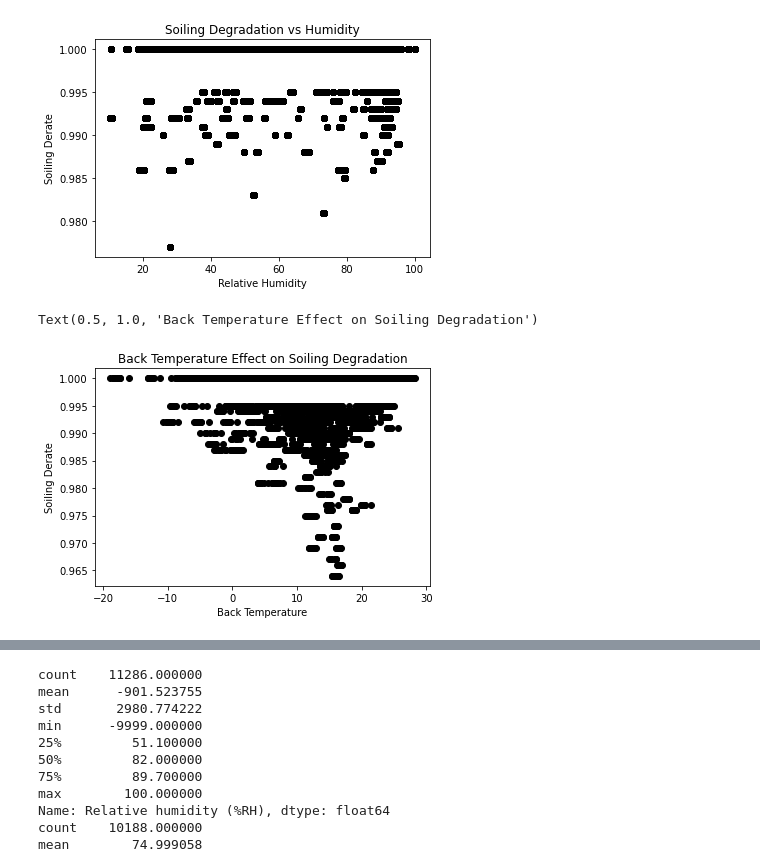
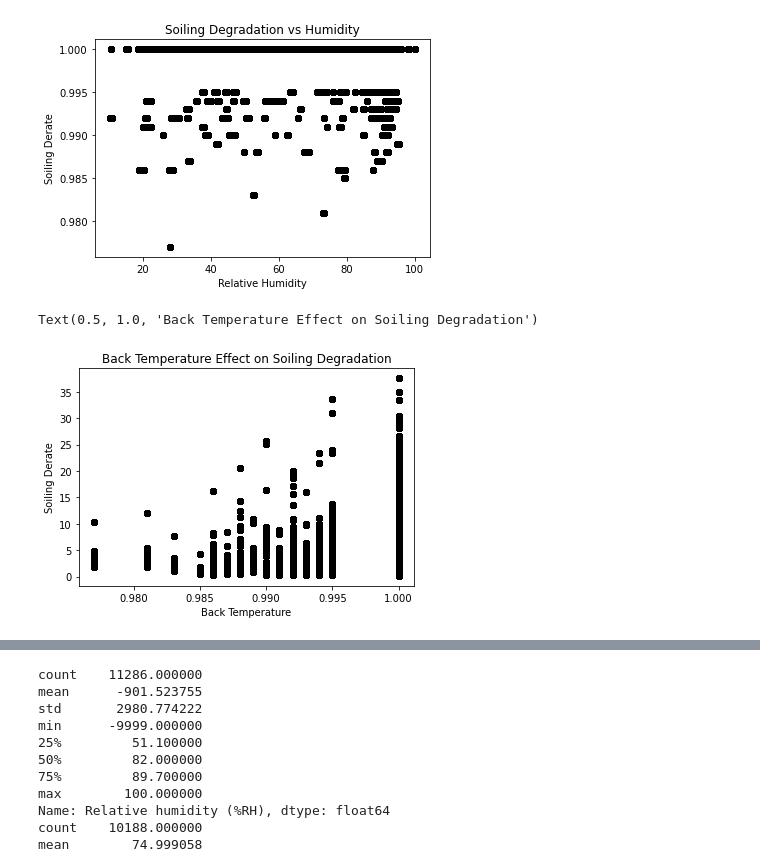
Before and after one commit to Edidas02/PV-Module-Model, a Jupyter notebook: solar-panels.ipynb, the cells around one changed output, grey strips where cells are left out. Cells and saved outputs as stored; diff of their text form; code cells hidden in the pictures.

```diff
--- a/solar-panels.ipynb
+++ b/solar-panels.ipynb
@@ -92,4 +97,4 @@ df_master
 # %%
 # filter data
 df2 = df_master[df_master["Relative humidity (%RH)"] != -9999]
-df3 = df2[df2["POA irradiance CMP22 pyranometer (W/m2)"] <= 400]
+df3 = df2[df2["Pmp (W)"] < 50]
@@ -101,9 +119,9 @@ plt.title("Soiling Degradation vs Humidity")
 Text(0.5, 1.0, 'Soiling Degradation vs Humidity')
 [figure]
 # %%
-plt.scatter(df3["PV module back surface temperature (degC)"], df3["PV module soiling derate"], color="black")
+plt.scatter(df3["PV module soiling derate"], df3["Pmp (W)"], color="black")
 plt.xlabel("Back Temperature"); plt.ylabel("Soiling Derate")
 plt.title("Back Temperature Effect on Soiling Degradation")
 # %% [output]
 Text(0.5, 1.0, 'Back Temperature Effect on Soiling Degradation')
-[figure, old version]
+[figure, new version]
```
Also changed, not shown: parts of 9 cells of this notebook.
